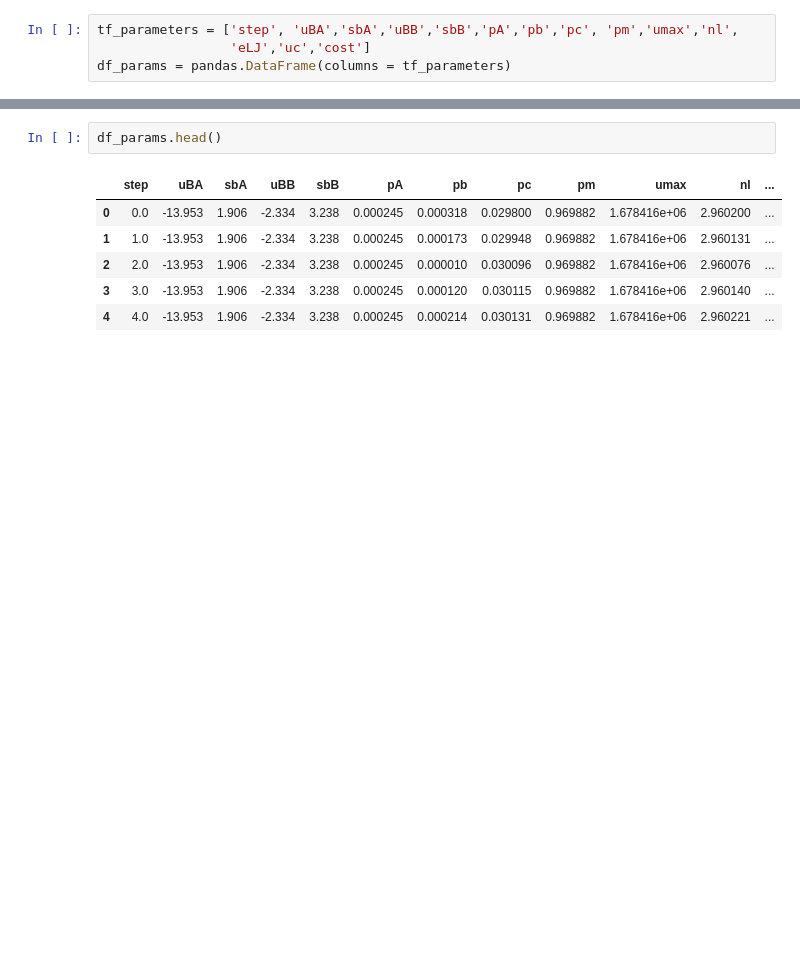
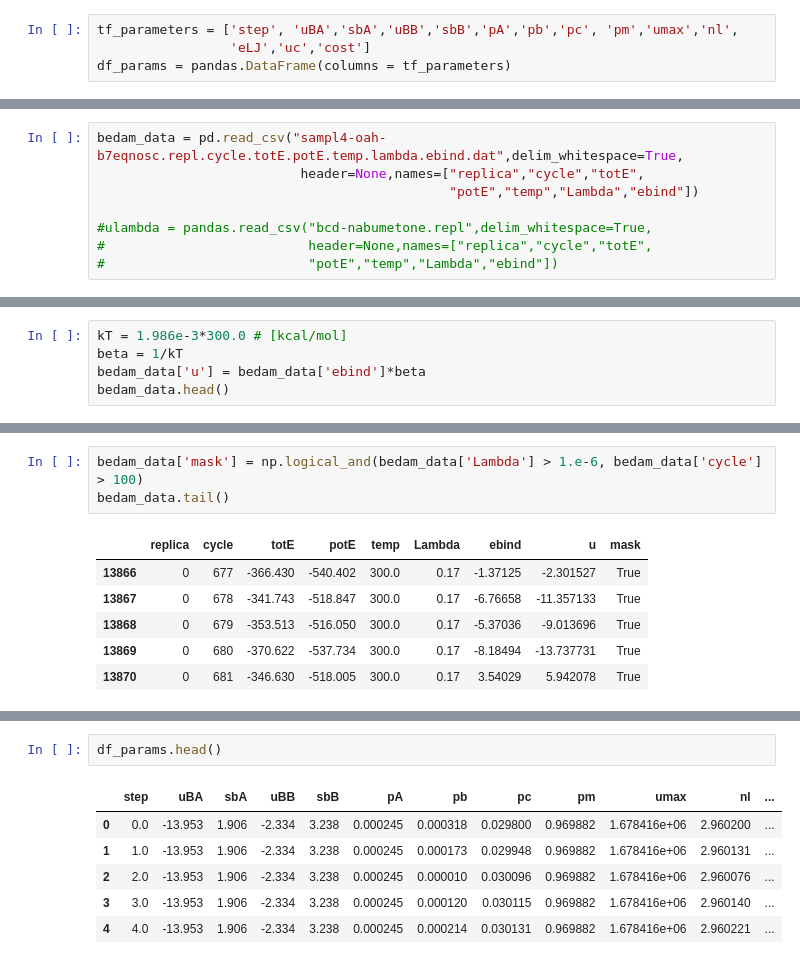
Before and after one commit to dmkilburg/femodel-tf-optimizer, a Jupyter notebook: tf_optimizer2.ipynb, the cells around one changed output, grey strips where cells are left out. Saved outputs shown, nothing was run; the diff lists cells and outputs as text; blank space fills up the shorter version.

```diff
--- a/tf_optimizer2.ipynb
+++ b/tf_optimizer2.ipynb
@@ -8,0 +24,8 @@ df_params = pandas.DataFrame(columns = tf_parameters)
+# %%
+bedam_data = pd.read_csv("sampl4-oah-b7eqnosc.repl.cycle.totE.potE.temp.lambda.ebind.dat",delim_whitespace=True,
+                          header=None,names=["replica","cycle","totE",
+                                             "potE","temp","Lambda","ebind"])
+
+#ulambda = pandas.read_csv("bcd-nabumetone.repl",delim_whitespace=True,
+#                          header=None,names=["replica","cycle","totE",
+#                          "potE","temp","Lambda","ebind"])
@@ -8,0 +43,5 @@ df_params = pandas.DataFrame(columns = tf_parameters)
+# %%
+kT = 1.986e-3*300.0 # [kcal/mol]
+beta = 1/kT
+bedam_data['u'] = bedam_data['ebind']*beta
+bedam_data.head()
@@ -8,0 +55,10 @@ df_params = pandas.DataFrame(columns = tf_parameters)
+# %%
+bedam_data['mask'] = np.logical_and(bedam_data['Lambda'] > 1.e-6, bedam_data['cycle'] > 100)
+bedam_data.tail()
+# %% [output]
+|  | replica | cycle | totE | potE | temp | Lambda | ebind | u | mask |
+| 13866 | 0 | 677 | -366.430 | -540.402 | 300.0 | 0.17 | -1.37125 | -2.301527 | True |
+| 13867 | 0 | 678 | -341.743 | -518.847 | 300.0 | 0.17 | -6.76658 | -11.357133 | True |
+| 13868 | 0 | 679 | -353.513 | -516.050 | 300.0 | 0.17 | -5.37036 | -9.013696 | True |
+| 13869 | 0 | 680 | -370.622 | -537.734 | 300.0 | 0.17 | -8.18494 | -13.737731 | True |
+| 13870 | 0 | 681 | -346.630 | -518.005 | 300.0 | 0.17 | 3.54029 | 5.942078 | True |
```
Also changed, not shown: parts of 13 cells of this notebook.
